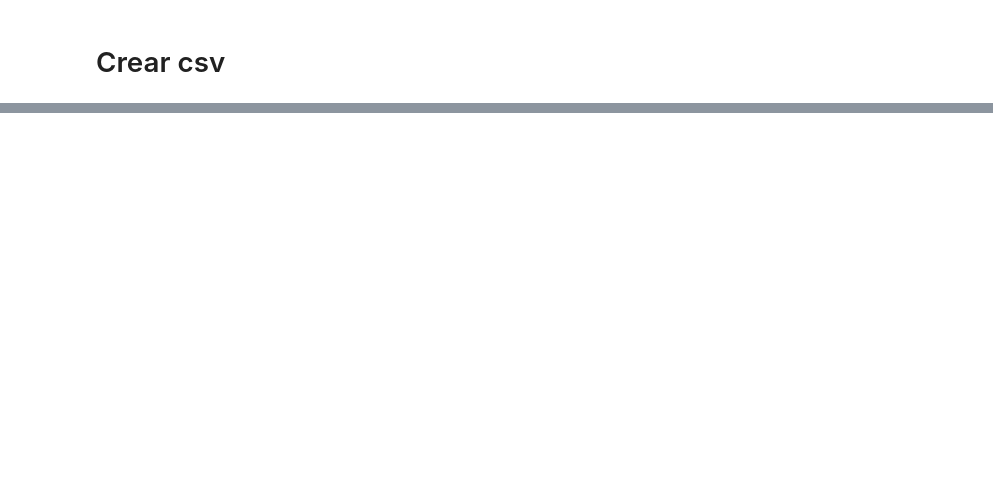
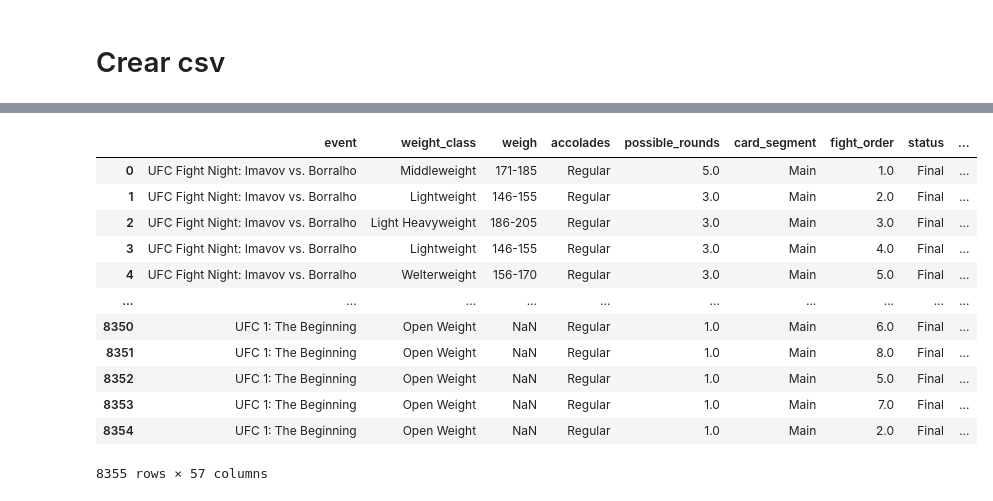
Before and after one commit to Facusc16/ufc_web_scraper, a Jupyter notebook: ufc_webscraping.ipynb, the cells around one changed output, grey strips where cells are left out. Drawn from its saved outputs; the diff is of its cells as text; code cells hidden in the pictures; blank space fills up the shorter version.

```diff
--- a/ufc_webscraping.ipynb
+++ b/ufc_webscraping.ipynb
@@ -212,0 +501,16 @@ fighters_profiles
+# %%
+fights
+# %% [output]
+|  | event | weight_class | weigh | accolades | possible_rounds | card_segment | fight_order | status | ... |
+| 0 | UFC Fight Night: Imavov vs. Borralho | Middleweight | 171-185 | Regular | 5.0 | Main | 1.0 | Final | ... |
+| 1 | UFC Fight Night: Imavov vs. Borralho | Lightweight | 146-155 | Regular | 3.0 | Main | 2.0 | Final | ... |
+| 2 | UFC Fight Night: Imavov vs. Borralho | Light Heavyweight | 186-205 | Regular | 3.0 | Main | 3.0 | Final | ... |
+| 3 | UFC Fight Night: Imavov vs. Borralho | Lightweight | 146-155 | Regular | 3.0 | Main | 4.0 | Final | ... |
+| 4 | UFC Fight Night: Imavov vs. Borralho | Welterweight | 156-170 | Regular | 3.0 | Main | 5.0 | Final | ... |
+| ... | ... | ... | ... | ... | ... | ... | ... | ... | ... |
+| 8350 | UFC 1: The Beginning | Open Weight | NaN | Regular | 1.0 | Main | 6.0 | Final | ... |
+| 8351 | UFC 1: The Beginning | Open Weight | NaN | Regular | 1.0 | Main | 8.0 | Final | ... |
+| 8352 | UFC 1: The Beginning | Open Weight | NaN | Regular | 1.0 | Main | 5.0 | Final | ... |
+| 8353 | UFC 1: The Beginning | Open Weight | NaN | Regular | 1.0 | Main | 7.0 | Final | ... |
+| 8354 | UFC 1: The Beginning | Open Weight | NaN | Regular | 1.0 | Main | 2.0 | Final | ... |
+8355 rows × 57 columns
```
Also changed, not shown: parts of 22 cells of this notebook.
